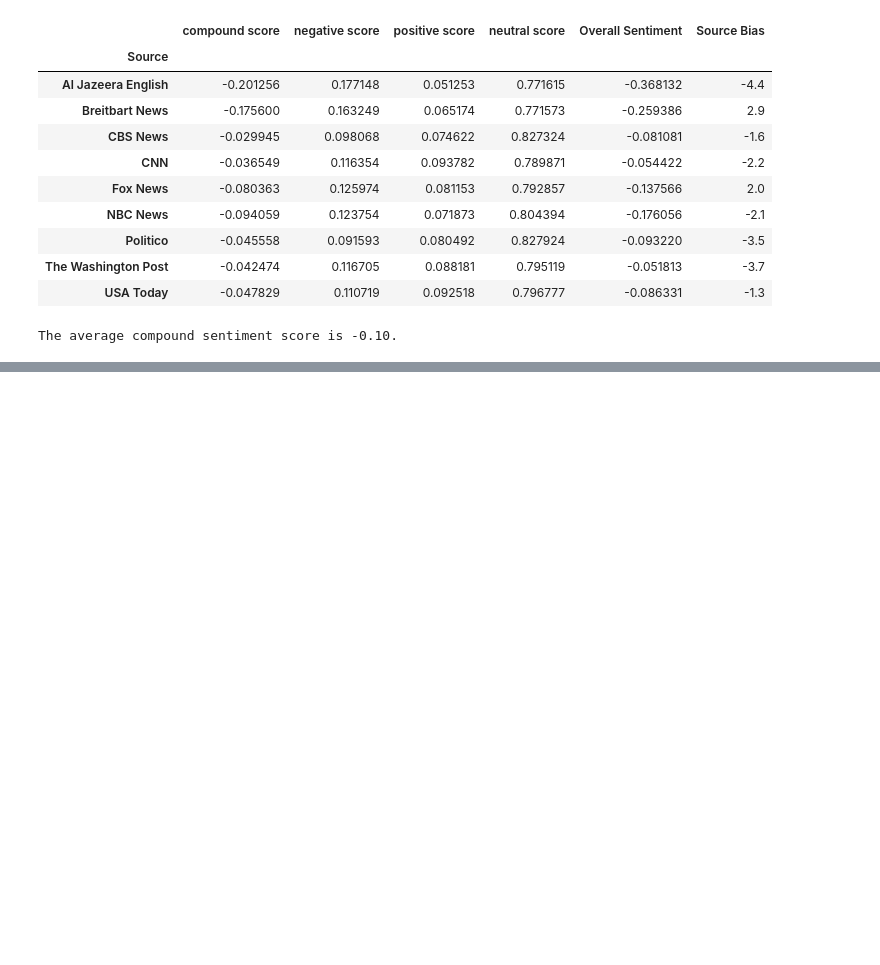
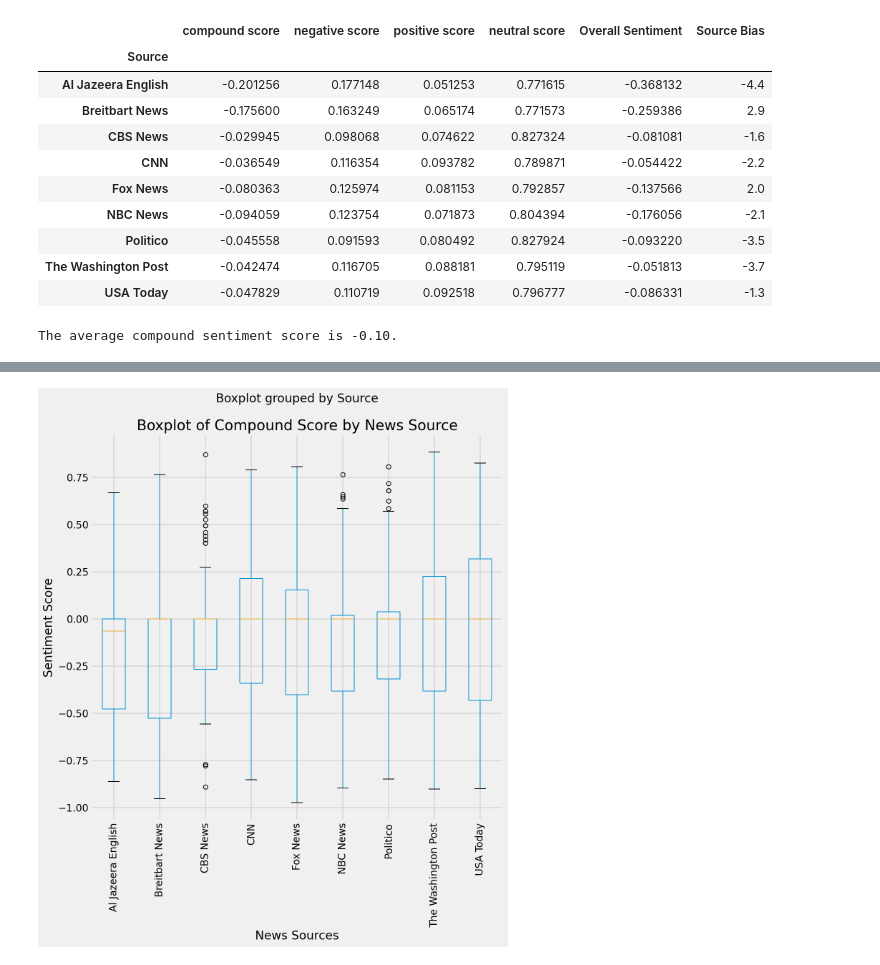
Before and after one commit to James-Ashley/sentiment_analysis, a Jupyter notebook: data_analysis/data_analysis_complete.ipynb, the cells around one changed output, grey strips where cells are left out. Saved outputs shown, nothing was run; the diff lists cells and outputs as text; code cells hidden in the pictures; blank space fills up the shorter version.

```diff
--- a/data_analysis/data_analysis_complete.ipynb
+++ b/data_analysis/data_analysis_complete.ipynb
@@ -130,8 +133,10 @@ plt.show()
 # %%
 # Boxplot of compound scores by news sources
 df.boxplot(column='compound score', by='Source', figsize=(10, 10))
 plt.xticks(rotation='vertical')
-plt.title('Boxplot of Compound Score by News Sources')
+plt.title('Boxplot of Compound Score by News Source')
 plt.xlabel('News Sources')
 plt.ylabel('Sentiment Score')
 plt.show()
+# %% [output]
+[figure, added]
```
Also changed, not shown: parts of 7 cells of this notebook.
